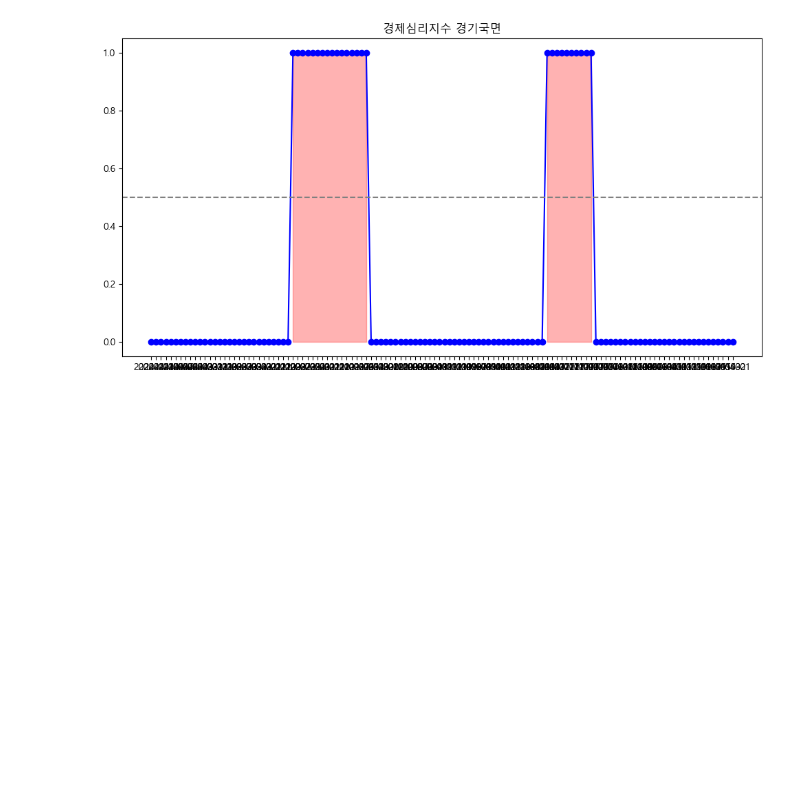
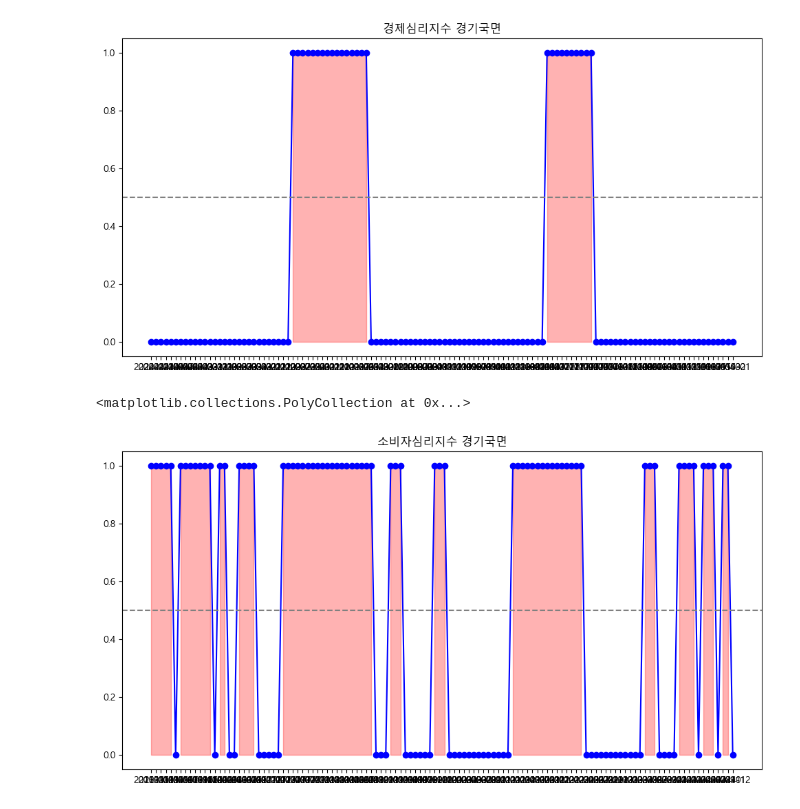
Before and after one commit to UbionProject1-IPO/Project1-2, a Jupyter notebook: notebook/dummy.ipynb, the cells around one changed output. Saved outputs shown, nothing was run; the diff lists cells and outputs as text; code cells hidden in the pictures; blank space fills up the shorter version.

```diff
--- a/notebook/dummy.ipynb
+++ b/notebook/dummy.ipynb
@@ -257,3 +257,15 @@ plt.fill_between(esi.index, 0, 1, where=(esi['경기국면'] == 1), color='red',
 # %% [output]
 <matplotlib.collections.PolyCollection at 0x...>
 [figure]
+# %%
+csi = pd.read_csv('../data/CSI.csv', index_col=0, parse_dates=False)
+csi['경기국면'] = (csi['소비자심리지수'] > 100).astype(int)
+# 경기국면 시각화
+plt.figure(figsize=(12, 6))
+plt.plot(csi.index, csi['경기국면'], marker='o', linestyle='-', color='blue')
+plt.title('소비자심리지수 경기국면')
+plt.axhline(y=0.5, color='gray', linestyle='--')
+plt.fill_between(csi.index, 0, 1, where=(csi['경기국면'] == 1), color='red', alpha=0.3, label='수축기')
+# %% [output]
+<matplotlib.collections.PolyCollection at 0x...>
+[figure, added]
```
Also changed, not shown: parts of 9 cells of this notebook, 5 other files.
